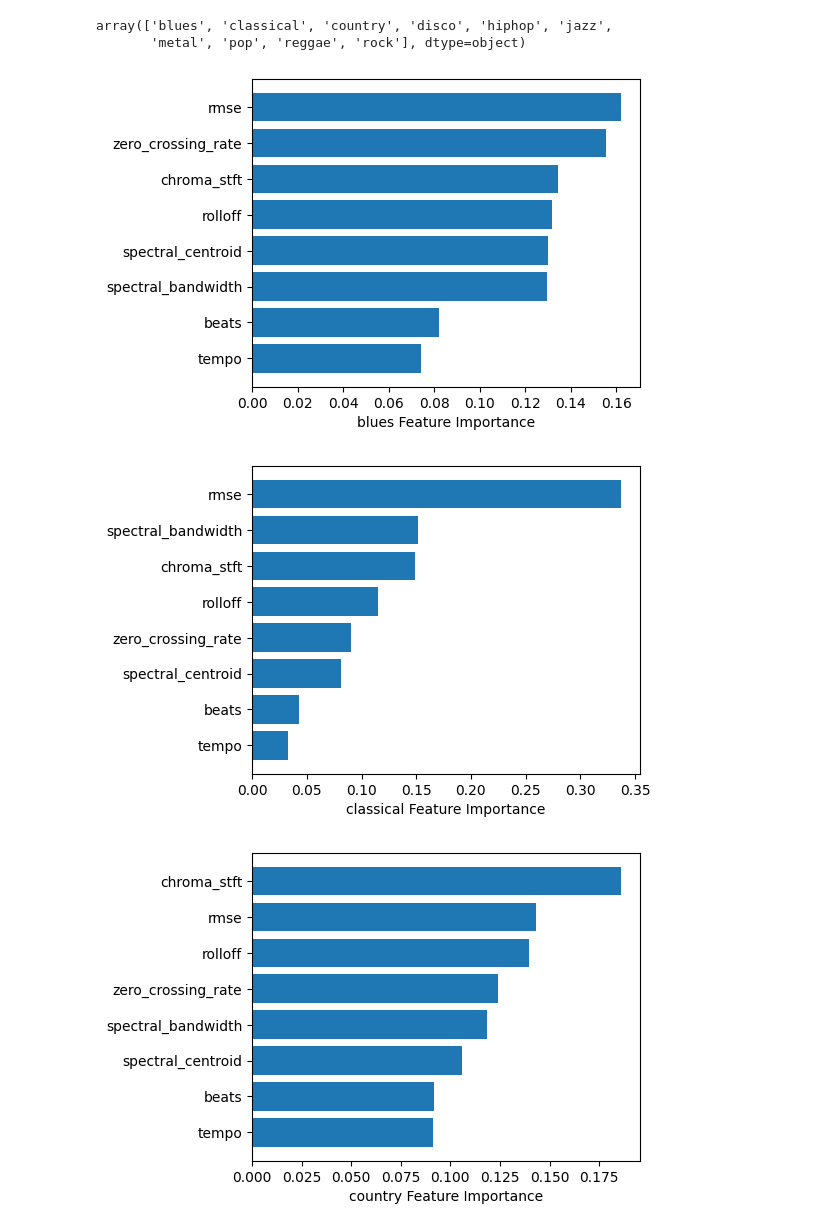
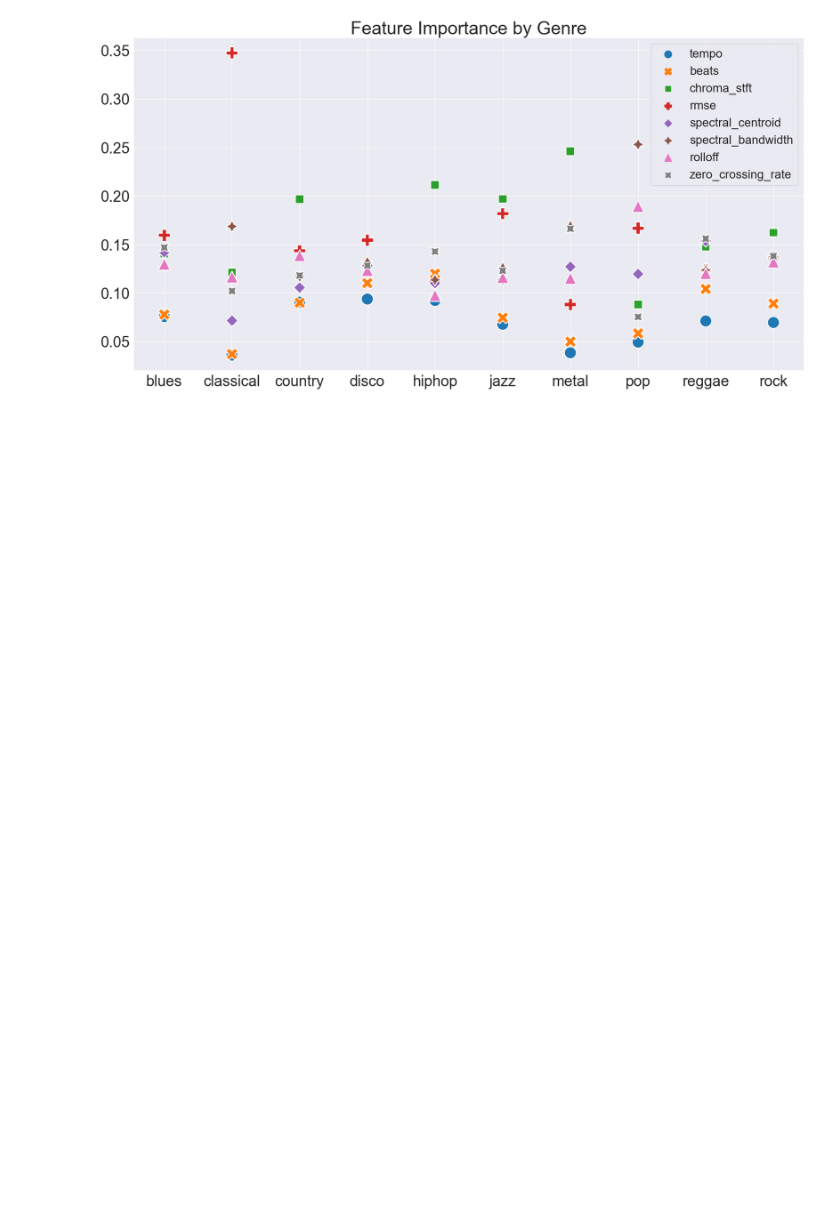
Before and after one commit to ivanmaykov/DS2500-Group-Project, a Jupyter notebook: isolategenre.ipynb, the cells around one changed output. Saved outputs shown, nothing was run; the diff lists cells and outputs as text; code cells hidden in the pictures; blank space fills up the shorter version.

```diff
--- a/isolategenre.ipynb
+++ b/isolategenre.ipynb
@@ -20,56 +1,70 @@ df.head()
-# %%
-df = df[['tempo','beats','chroma_stft','rmse','spectral_centroid','spectral_bandwidth','rolloff','zero_crossing_rate','label']]
-genres = df['label'].unique()
-genres
-# %% [output]
-array(['blues', 'classical', 'country', 'disco', 'hiphop', 'jazz',
-       'metal', 'pop', 'reggae', 'rock'], dtype=object)
 # %%
+from sklearn.ensemble import RandomForestClassifier
+import seaborn as sns
+import matplotlib.pyplot as plt
+import pandas as pd
+import numpy as np
 from copy import copy
-from sklearn.ensemble import RandomForestClassifier
 
+#pull in data from csv
+df = pd.read_csv('music_feats.csv')
+
+#drop unneeded columns
+df = df[['tempo','beats','chroma_stft','rmse','spectral_centroid','spectral_bandwidth','rolloff','zero_crossing_rate','label']]
+
+#get genres
+genres = df['label'].unique()
+
+#new dataframe to hold feature importances
 df_new = pd.DataFrame(columns=['tempo','beats','chroma_stft','rmse','spectral_centroid','spectral_bandwidth','rolloff','zero_crossing_rate'])
 
+#loop through genres
 for genre in genres:
+
+    #copy dataframe
     df_copy = df.copy()
 
+    #label all genres as 'other' except for the current genre
     def update_label(label):
         if label == genre:
             return genre
         else:
             return 'other'
 
+    #apply update_label function to df_copy
     df_copy['label'] = df_copy['label'].apply(update_label)
 
-    df_true_y = df_copy['label']
-    df_x = df_copy[['tempo','beats','chroma_stft','rmse','spectral_centroid','spectral_bandwidth','rolloff','zero_crossing_rate']]
-    x_feat_list = df_x.columns
+    #create x and y values
+    y = df_copy['label'].values
+    x = df_copy[['tempo','beats','chroma_stft','rmse','spectral_centroid','spectral_bandwidth','rolloff','zero_crossing_rate']].values
 
-    x = df_x.values
-    y = df_true_y.values
-
+    #create random forest classifier
     n_estimators = 100
     rf_clf = RandomForestClassifier(n_estimators=n_estimators)
 
     # fit random forest to data
     rf_clf.fit(x, y)
 
-    feat_list = x_feat_list
+    #get feature importances
     feat_import = rf_clf.feature_importances_
 
+    #add feature importances to df_new
     df_new.loc[genre] = feat_import
 
-    # sort features in decreasing importance
-    idx = np.argsort(feat_import).astype(int)
-    feat_list = [feat_list[_idx] for _idx in idx]
-    feat_import = feat_import[idx]
 
-    plt.barh(feat_list, feat_import)
-    plt.gcf().set_size_inches(5, len(feat_list) / 2)
-    title = str(genre) + ' Feature Importance'
-    plt.xlabel(title)
-    plt.show()
+#plot feature importances
+
+# setting the style
+sns.set_style('darkgrid')
+fig, ax = plt.subplots(figsize=(20, 10))
+plt.xticks(fontsize = 25)
+plt.yticks(fontsize = 25)
+
+# drawing the plot
+sns.scatterplot(data=df_new, ax=ax, s=400)
+plt.legend(markerscale=2, fontsize=20)
+plt.title('Feature Importance by Genre', fontsize=30)
+
+plt.show()
 # %% [output]
-[figure, old version]
+[figure, new version]
-[figure, removed]
-[figure, removed]
```
Also changed, not shown: parts of 4 cells of this notebook, 2 other files.
